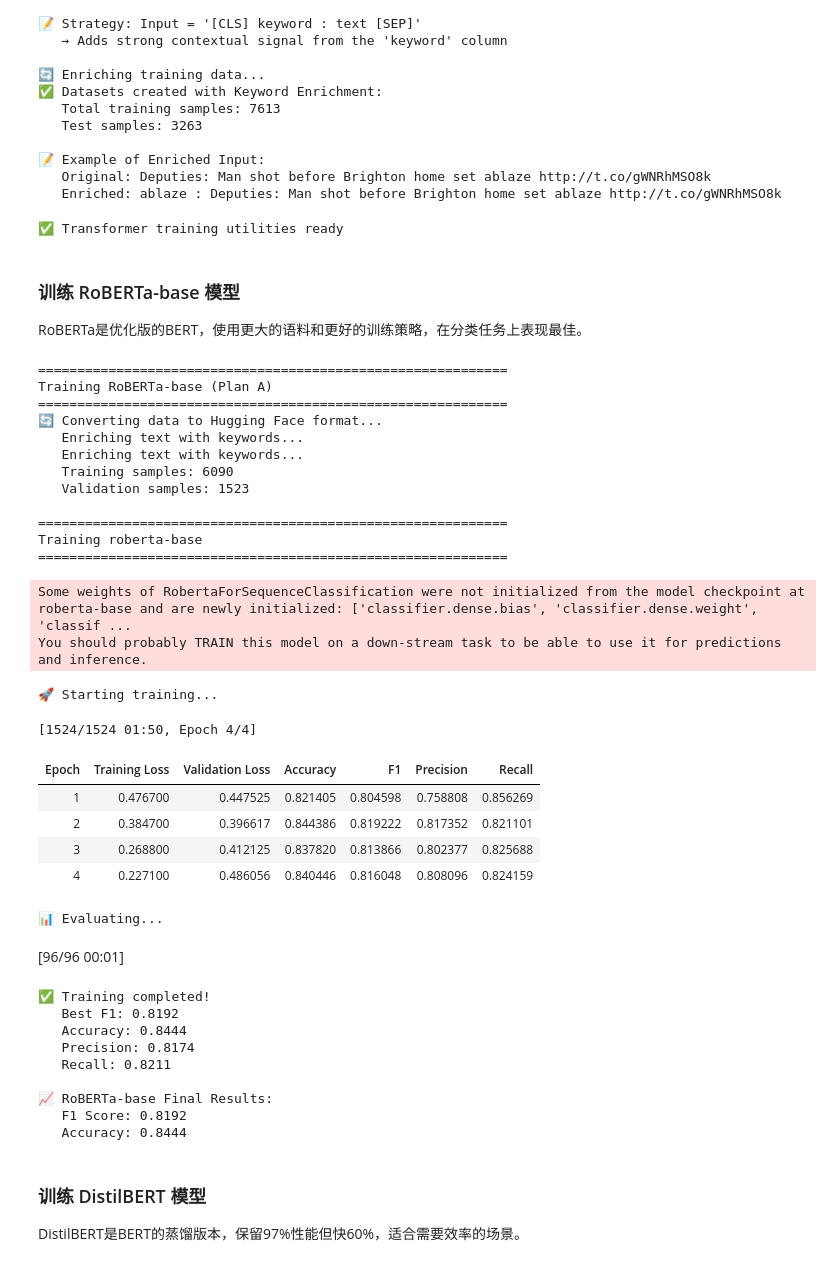
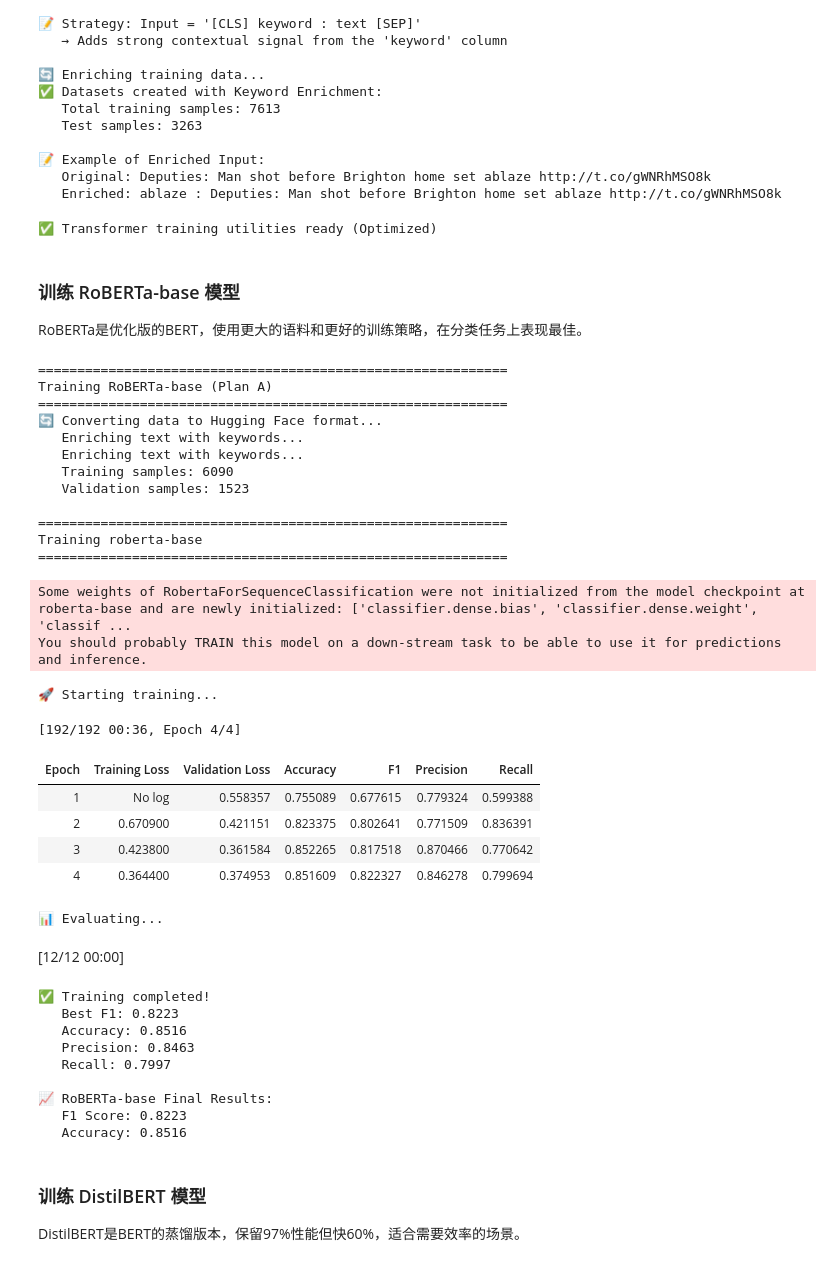
Before and after one commit to RockDeng110/Natural-Language-Processing-with-Disaster-Tweets, a Jupyter notebook: notebooks/00_complete_workflow_simple.ipynb, the cells around one changed output. Saved outputs shown, nothing was run; the diff lists cells and outputs as text; code cells hidden in the pictures.

```diff
--- a/notebooks/00_complete_workflow_simple.ipynb
+++ b/notebooks/00_complete_workflow_simple.ipynb
@@ -124,7 +124,7 @@ class Config:
 
     # ========== Layer 3: Transformers ==========
     TRANSFORMER_MAX_LEN = 128
-    TRANSFORMER_BATCH_SIZE = 16
+    TRANSFORMER_BATCH_SIZE = 128  # Increased from 16 to 128 for A100 optimization
     TRANSFORMER_EPOCHS = 4
     TRANSFORMER_LEARNING_RATE = 2e-5
     TRANSFORMER_WARMUP_STEPS = 500
@@ -2273,7 +2268,7 @@ def compute_metrics(eval_pred):
         'recall': metric_recall.compute(predictions=predictions, references=labels)['recall']
     }
 
-def train_transformer_model(model_name, output_dir, train_dataset, val_dataset, num_epochs=4, batch_size=64):
+def train_transformer_model(model_name, output_dir, train_dataset, val_dataset, num_epochs=4, batch_size=config.TRANSFORMER_BATCH_SIZE):
     """
     训练Transformer模型的通用函数
 
@@ -2327,6 +2322,8 @@ def train_transformer_model(model_name, output_dir, train_dataset, val_dataset,
         save_total_limit=2,
         warmup_steps=100,
         fp16=torch.cuda.is_available(),  # 使用混合精度训练（如果有GPU）
+        dataloader_num_workers=4,        # Enable multi-process data loading
+        dataloader_pin_memory=True, # 锁页内存，加速传输
         report_to="none" # Disable Weights & Biases logging
     )
 
@@ -2357,9 +2354,9 @@ def train_transformer_model(model_name, output_dir, train_dataset, val_dataset,
 
     return trainer, results
 
-print("✅ Transformer training utilities ready")
+print("✅ Transformer training utilities ready (Optimized)")
 # %% [output]
-✅ Transformer training utilities ready
+✅ Transformer training utilities ready (Optimized)
 # %% [markdown]
 ### 训练 RoBERTa-base 模型
 
@@ -2409,51 +2406,51 @@ roberta_trainer, roberta_results = train_transformer_model(
     train_dataset=hf_train_dataset,   # Pass the HF dataset, not the PyTorch one
     val_dataset=hf_val_dataset,
     num_epochs=4,
-    batch_size=16
+    batch_size=config.TRANSFORMER_BATCH_SIZE  # Use Config
 )
 
 # 保存最终结果
 roberta_f1 = roberta_results['eval_f1']
 roberta_acc = roberta_results['eval_accuracy']
 roberta_precision = roberta_results['eval_precision']
 roberta_recall = roberta_results['eval_recall']
 
 print(f"\n📈 RoBERTa-base Final Results:")
 print(f"   F1 Score: {roberta_f1:.4f}")
 print(f"   Accuracy: {roberta_acc:.4f}")
 # %% [output]
 ============================================================
 Training RoBERTa-base (Plan A)
 ============================================================
 🔄 Converting data to Hugging Face format...
    Enriching text with keywords...
    Enriching text with keywords...
    Training samples: 6090
    Validation samples: 1523
 
 ============================================================
 Training roberta-base
 ============================================================
 Some weights of RobertaForSequenceClassification were not initialized from the model checkpoint at roberta-base and are newly initialized: ['classifier.dense.bias', 'classifier.dense.weight', 'classif ...
 You should probably TRAIN this model on a down-stream task to be able to use it for predictions and inference.
 🚀 Starting training...
-[1524/1524 01:50, Epoch 4/4]
+[192/192 00:36, Epoch 4/4]
 | Epoch | Training Loss | Validation Loss | Accuracy | F1 | Precision | Recall |
-| 1 | 0.476700 | 0.447525 | 0.821405 | 0.804598 | 0.758808 | 0.856269 |
-| 2 | 0.384700 | 0.396617 | 0.844386 | 0.819222 | 0.817352 | 0.821101 |
-| 3 | 0.268800 | 0.412125 | 0.837820 | 0.813866 | 0.802377 | 0.825688 |
-| 4 | 0.227100 | 0.486056 | 0.840446 | 0.816048 | 0.808096 | 0.824159 |
+| 1 | No log | 0.558357 | 0.755089 | 0.677615 | 0.779324 | 0.599388 |
+| 2 | 0.670900 | 0.421151 | 0.823375 | 0.802641 | 0.771509 | 0.836391 |
+| 3 | 0.423800 | 0.361584 | 0.852265 | 0.817518 | 0.870466 | 0.770642 |
+| 4 | 0.364400 | 0.374953 | 0.851609 | 0.822327 | 0.846278 | 0.799694 |
 📊 Evaluating...
-[96/96 00:01]
+[12/12 00:00]
 ✅ Training completed!
-   Best F1: 0.8192
-   Accuracy: 0.8444
-   Precision: 0.8174
-   Recall: 0.8211
+   Best F1: 0.8223
+   Accuracy: 0.8516
+   Precision: 0.8463
+   Recall: 0.7997
 
 📈 RoBERTa-base Final Results:
-   F1 Score: 0.8192
-   Accuracy: 0.8444
+   F1 Score: 0.8223
+   Accuracy: 0.8516
 # %% [markdown]
 ### 训练 DistilBERT 模型
 
```
Also changed, not shown: parts of 12 cells of this notebook.
